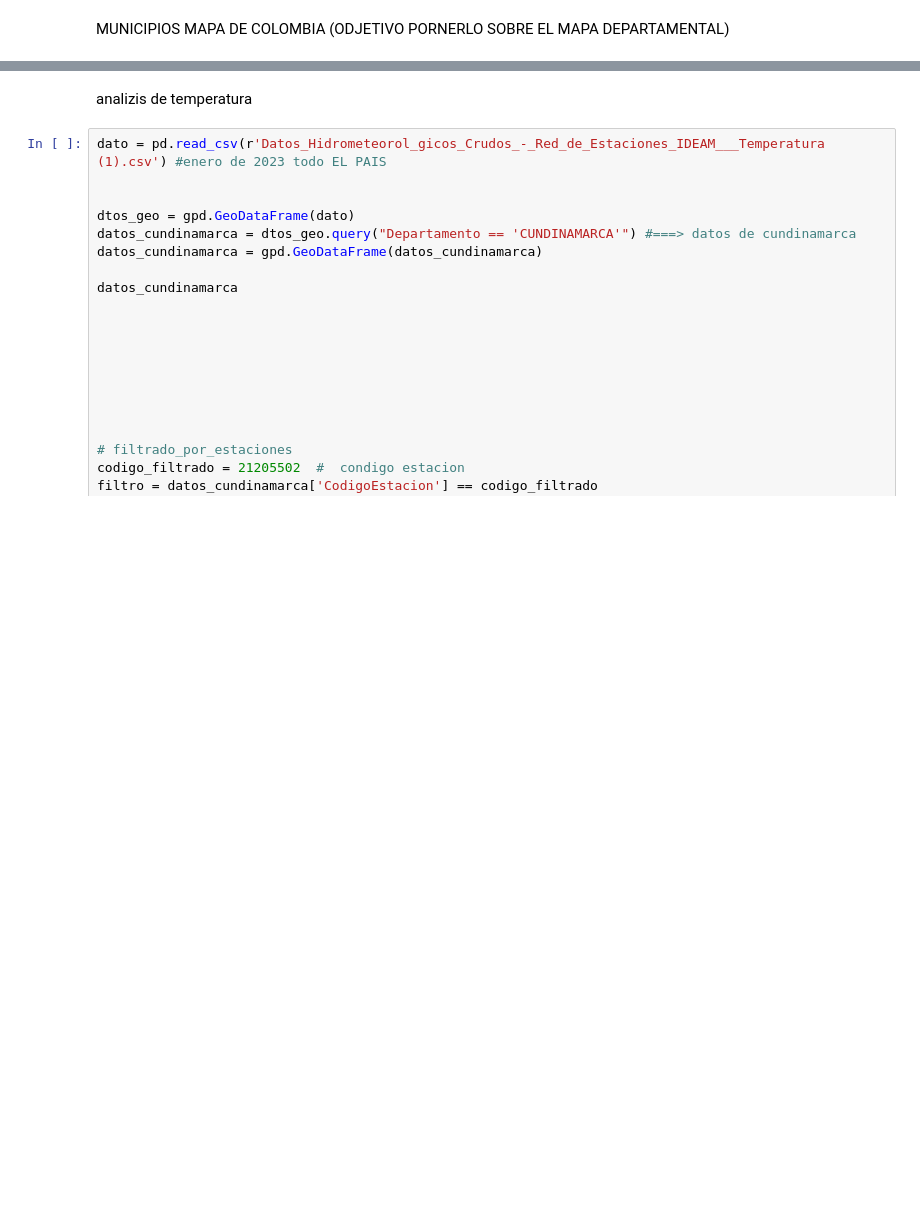
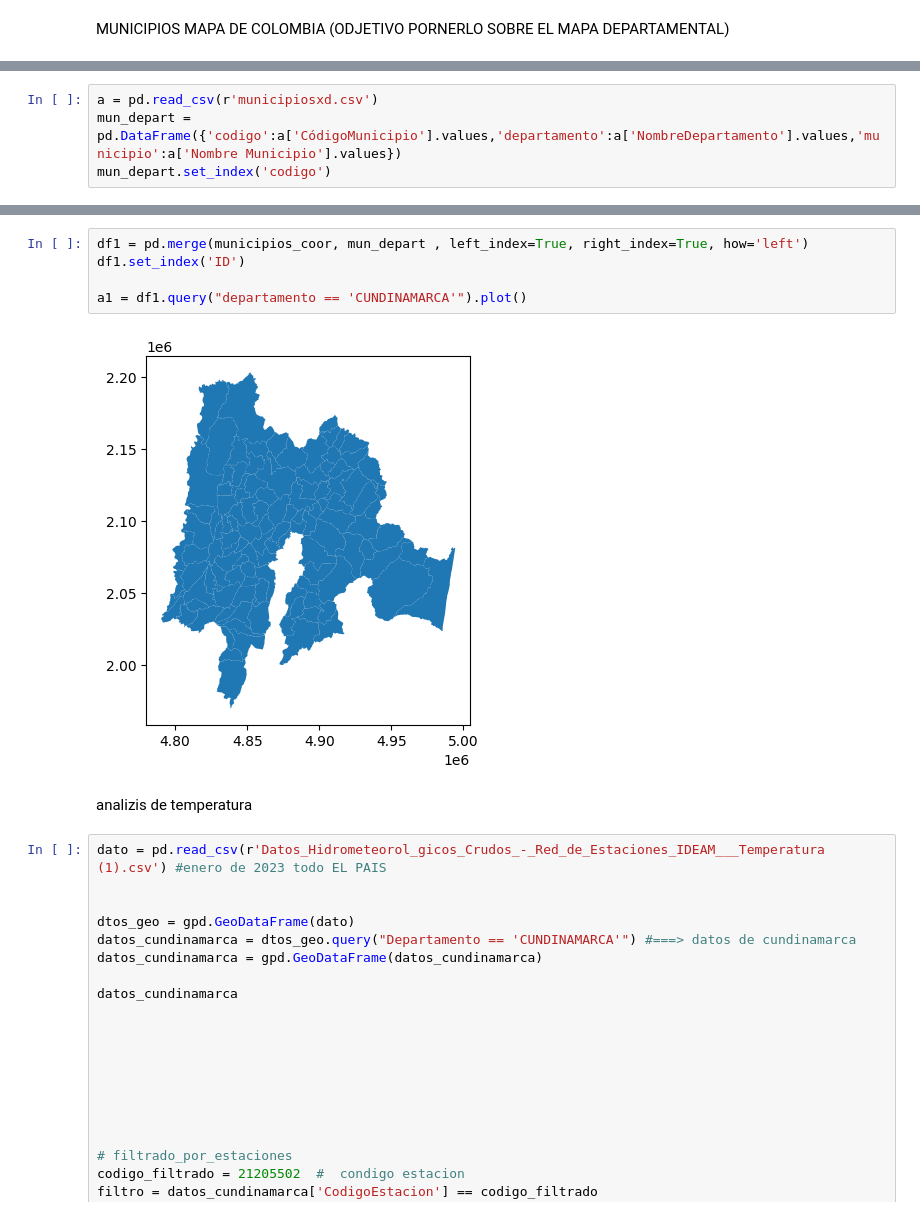
Before and after one commit to gitnicolas343/TRABAJO-FINAL, a Jupyter notebook: documento_principal_analizis_de_temperatura_regional.ipynb, the cells around one changed output, grey strips where cells are left out. Saved outputs shown, nothing was run; the diff lists cells and outputs as text; blank space fills up the shorter version.

Commit message:
ultimo codigo

```diff
--- a/documento_principal_analizis_de_temperatura_regional.ipynb
+++ b/documento_principal_analizis_de_temperatura_regional.ipynb
@@ -129,0 +100,4 @@ municipios_departamentos_Cod_dane = gpd.GeoDataFrame(municipios_departamentos_Co
+# %%
+a = pd.read_csv(r'municipiosxd.csv')
+mun_depart = pd.DataFrame({'codigo':a['CódigoMunicipio'].values,'departamento':a['NombreDepartamento'].values,'municipio':a['Nombre Municipio'].values})
+mun_depart.set_index('codigo')
@@ -130,3 +119,10 @@ municipios_departamentos_Cod_dane = gpd.GeoDataFrame(municipios_departamentos_Co
+# %%
+df1 = pd.merge(municipios_coor, mun_depart , left_index=True, right_index=True, how='left')
+df1.set_index('ID')
+
+a1 = df1.query("departamento == 'CUNDINAMARCA'").plot()
+# %% [output]
+[figure, added]
 # %% [markdown]
 analizis de temperatura
 # %%
```
Also changed, not shown: parts of 7 cells of this notebook, 1 other file.
